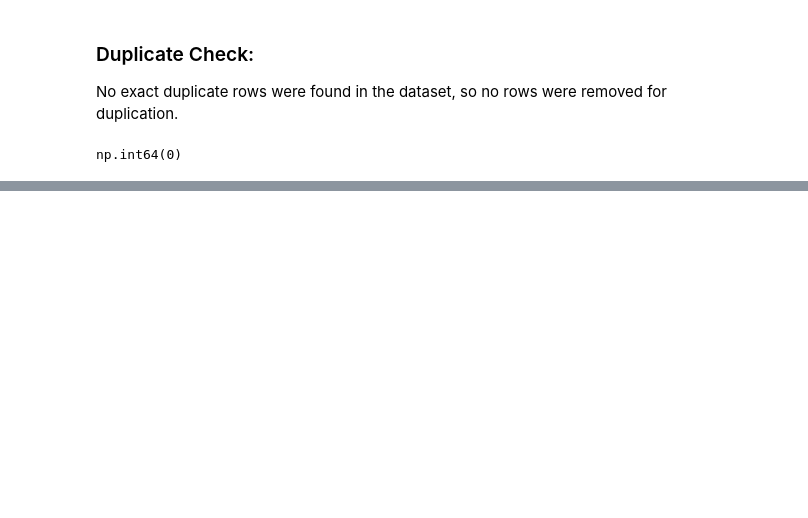
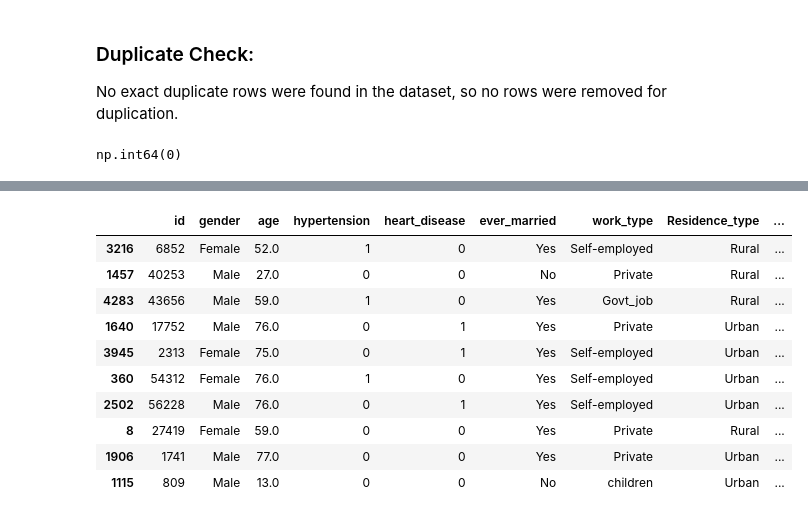
Before and after one commit to Paulelo/Capstone_project, a Jupyter notebook: group_28_capstone.ipynb, the cells around one changed output, grey strips where cells are left out. Cells and saved outputs as stored; diff of their text form; code cells hidden in the pictures; blank space fills up the shorter version.

```diff
--- a/group_28_capstone.ipynb
+++ b/group_28_capstone.ipynb
@@ -364,0 +387,14 @@ np.int64(0)
+# %%
+df[df["bmi"].isnull()].sample(10)
+# %% [output]
+|  | id | gender | age | hypertension | heart_disease | ever_married | work_type | Residence_type | ... |
+| 3216 | 6852 | Female | 52.0 | 1 | 0 | Yes | Self-employed | Rural | ... |
+| 1457 | 40253 | Male | 27.0 | 0 | 0 | No | Private | Rural | ... |
+| 4283 | 43656 | Male | 59.0 | 1 | 0 | Yes | Govt_job | Rural | ... |
+| 1640 | 17752 | Male | 76.0 | 0 | 1 | Yes | Private | Urban | ... |
+| 3945 | 2313 | Female | 75.0 | 0 | 1 | Yes | Self-employed | Urban | ... |
+| 360 | 54312 | Female | 76.0 | 1 | 0 | Yes | Self-employed | Urban | ... |
+| 2502 | 56228 | Male | 76.0 | 0 | 1 | Yes | Self-employed | Urban | ... |
+| 8 | 27419 | Female | 59.0 | 0 | 0 | Yes | Private | Rural | ... |
+| 1906 | 1741 | Male | 77.0 | 0 | 0 | Yes | Private | Urban | ... |
+| 1115 | 809 | Male | 13.0 | 0 | 0 | No | children | Urban | ... |
```
Also changed, not shown: parts of 20 cells of this notebook.
